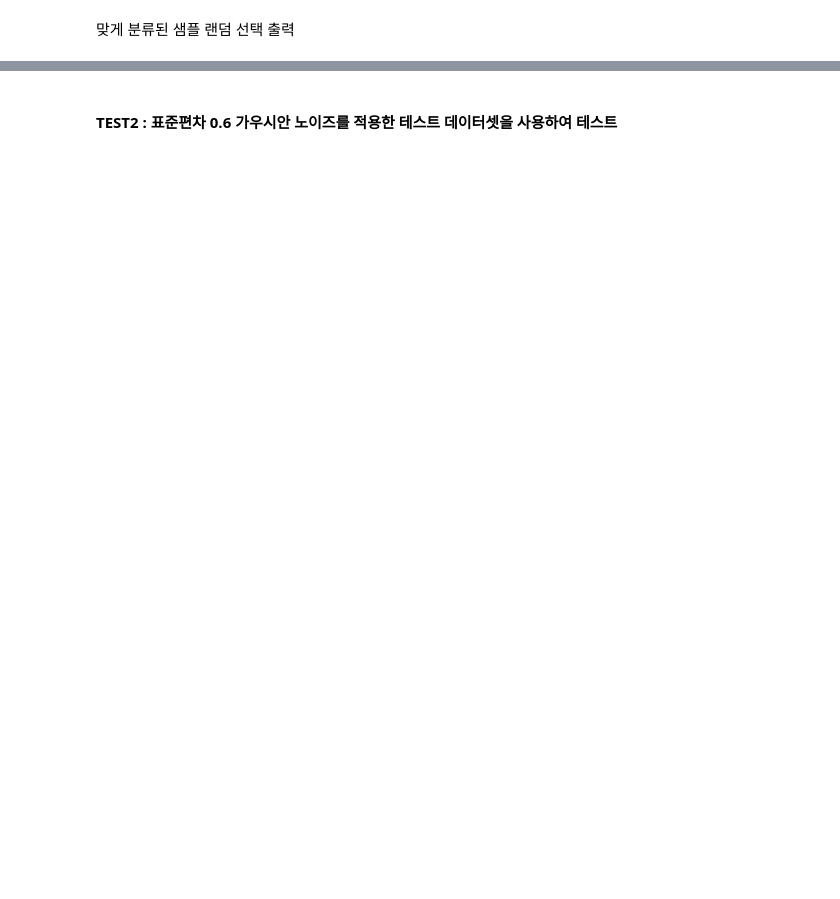
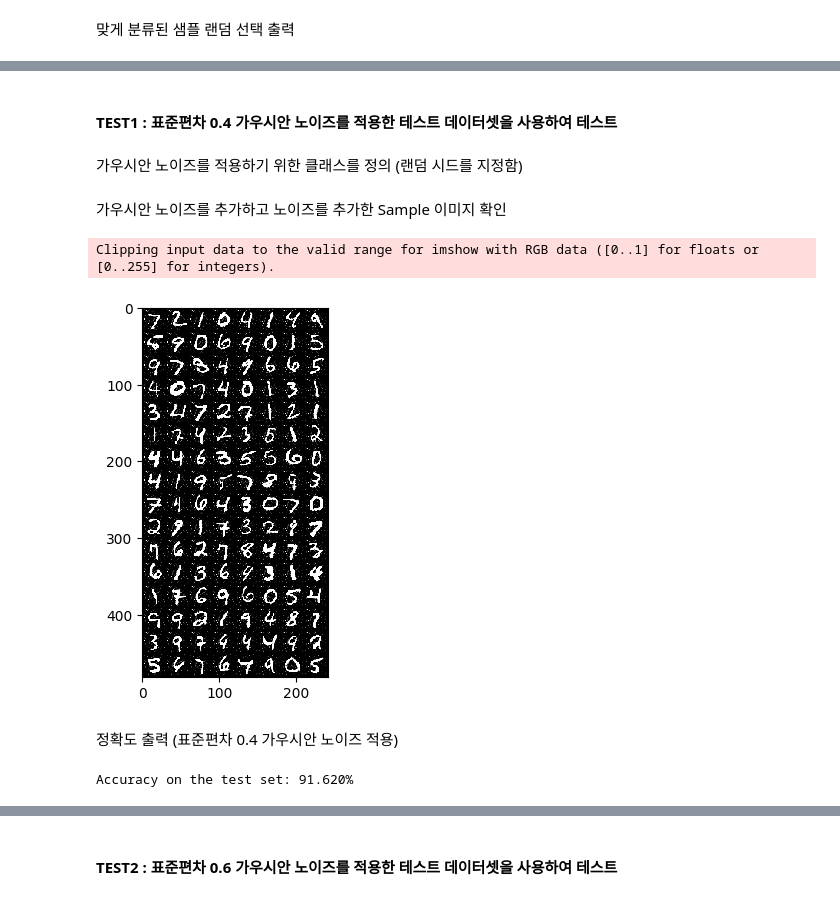
Before and after one commit to gjlee0802/ssu-deep-learning, a Jupyter notebook: LeNet5/LeNet-5.ipynb, the cells around one changed output, grey strips where cells are left out. Drawn from its saved outputs; the diff is of its cells as text; code cells hidden in the pictures; blank space fills up the shorter version.

```diff
--- a/LeNet5/LeNet-5.ipynb
+++ b/LeNet5/LeNet-5.ipynb
@@ -417,0 +418,4 @@ Correctly classified samples:
+# %% [markdown]
+#### TEST1 : 표준편차 0.4 가우시안 노이즈를 적용한 테스트 데이터셋을 사용하여 테스트
+# %% [markdown]
+가우시안 노이즈를 적용하기 위한 클래스를 정의 (랜덤 시드를 지정함)
@@ -417,0 +435,49 @@ Correctly classified samples:
+# %% [markdown]
+가우시안 노이즈를 추가하고 노이즈를 추가한 Sample 이미지 확인
+# %%
+from torchvision import utils
+
+noisy_transform=transforms.Compose([
+    #transforms.Resize((32, 32)),
+    transforms.ToTensor(),
+    transforms.Normalize((0.1307,), (0.3081,)),
+    AddGaussianNoise(mean=0., std=0.4),
+])
+
+# MNIST test dataset 불러오기
+gau_04_test_data = datasets.MNIST(path2data, train=False, download=True, transform=noisy_transform)
+gau_04_test_dl = DataLoader(gau_04_test_data, batch_size=128)
+# test data를 추출합니다.
+x_test, y_test = gau_04_test_data.data, gau_04_test_data.targets
+
+if len(x_test.shape) == 3:
+    x_test = x_test.unsqueeze(1)
+
+# tensor를 image로 변경하는 함수를 정의합니다.
+def show(img):
+    # tensor를 numpy array로 변경합니다.
+    npimg = img.numpy()
+    # C*H*W를 H*W*C로 변경합니다.
+    npimg_tr = npimg.transpose((1,2,0))
+    plt.imshow(npimg_tr, interpolation='nearest')
+
+
+for batch in gau_04_test_dl:
+    inputs, targets = (b.to(device) for b in batch)
+    x_test_grid = utils.make_grid(inputs, nrow=8, padding=2)
+    show(x_test_grid.to('cpu'))
+    break
+
+
+# 아래처럼 x_test로 접근하면 transform을 거치기 전 원본 데이터가 시각화 되므로 위의 코드처럼 순환하여 시각화하는 방식을 사용
+#x_test_grid = utils.make_grid(x_test[:40], nrow=8, padding=2)
+#show(x_test_grid)
+# %% [output]
+Clipping input data to the valid range for imshow with RGB data ([0..1] for floats or [0..255] for integers).
+[figure, added]
+# %% [markdown]
+정확도 출력 (표준편차 0.4 가우시안 노이즈 적용)
+# %%
+correct_samples, wrong_samples = check_accuracy(gau_04_test_dl, model)
+# %% [output]
+Accuracy on the test set: 91.620%
```
Also changed, not shown: parts of 24 cells of this notebook, 1 other file.
